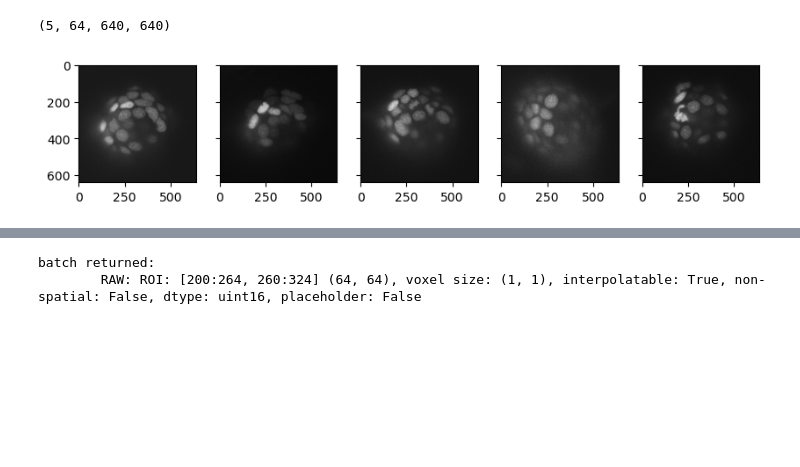
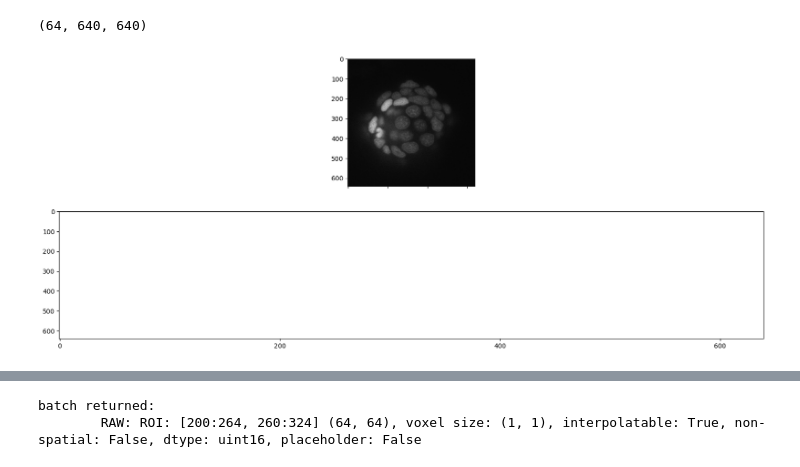
Before and after one commit to stemarcotti/DL_MBL_HACK, a Jupyter notebook: ms_load_files_gunpowder.ipynb, the cells around one changed output, grey strips where cells are left out. Cells and saved outputs as stored; diff of their text form; code cells hidden in the pictures; blank space fills up the shorter version.

```diff
--- a/ms_load_files_gunpowder.ipynb
+++ b/ms_load_files_gunpowder.ipynb
@@ -25,21 +25,21 @@ import matplotlib.pyplot as plt
 import math
 # %%
 #%%
-store_path = '/mnt/efs/shared_data/hack/data/20230811/20230811_raw.zarr'
+store_path = '/mnt/efs/shared_data/hack/data/20230811/20230811_raw.zarr/fov0'
 
 # img_list = os.listdir(img_path)
-gt_string = '_deconvolved_rho_0.0038_gamma_0.013_m2_Manual_Mask.tiff'
+#gt_string = '_deconvolved_rho_0.0038_gamma_0.013_m2_Manual_Mask.tiff'
 
 f = zarr.open(store_path, 'r')
 #%%
 f['raw'].shape
 # %% [output]
-(5, 64, 640, 640)
+(64, 640, 640)
 # %%
 
 # helper function to show image(s), channels first
 def imshow(raw, slice_index=0, ground_truth=None, prediction=None):
-    num_images = raw.shape[0]
+    num_images = 1
     rows = 1
     if ground_truth is not None:
         rows += 1
@@ -49,27 +49,15 @@ def imshow(raw, slice_index=0, ground_truth=None, prediction=None):
 
     fig, axes = plt.subplots(rows, cols, figsize=(20, 8), sharex=True, sharey=True, squeeze=False)
 
-    for i in range(num_images):
-        # Select the specified slice (e.g., slice_index) for visualization
-        selected_slice = raw[i, slice_index]
-
-        axes[0][i].imshow(selected_slice, cmap='gray')  # Assuming grayscale images
-
-    row = 1
-    if ground_truth is not None:
-        for i in range(num_images):
-            axes[row][i].imshow(ground_truth[i][0], cmap='gray')  # Assuming ground_truth[i] is a single channel image
-        row += 1
-
-    if prediction is not None:
-        for i in range(num_images):
-            axes[row][i].imshow(prediction[i][0], cmap='gray')  # Assuming prediction[i] is a single channel image
+    # Select and display the specified slice from the 'raw' data
+    selected_slice = raw[slice_index, :, :]
+    axes[0][0].imshow(selected_slice, cmap='gray')  # Assuming grayscale images
 
     plt.show()
 # %%
-imshow(f['raw'], slice_index = 12)
+imshow(f['raw'], ground_truth= f['gt'], slice_index = 20)
 # %% [output]
-[figure, old version]
+[figure, new version]
 # %%
 # Make an array key for the raw data and the ground truth
 raw = gp.ArrayKey('RAW')
```
Also changed, not shown: parts of 3 cells of this notebook.
